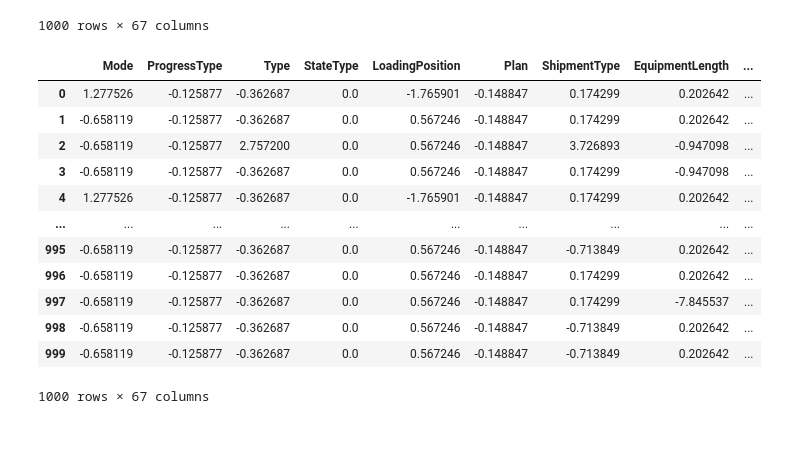
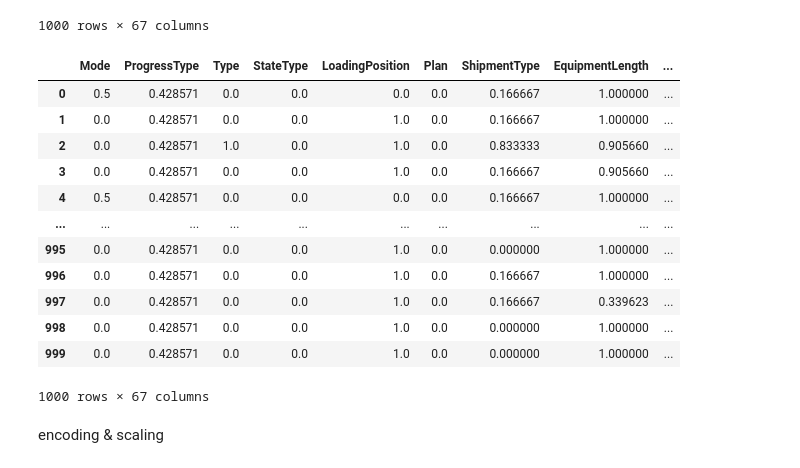
Before and after one commit to Rain-Elutions/Data-Processing-Automation, a Jupyter notebook: test.ipynb, the cells around one changed output. Saved outputs shown, nothing was run; the diff lists cells and outputs as text; code cells hidden in the pictures; blank space fills up the shorter version.

```diff
--- a/test.ipynb
+++ b/test.ipynb
@@ -247,0 +188,4 @@ df[bool_cols].head()
+# %%
+te = TargetEncoding(df, 'TotalCostUSD')
+categorical_cols = te.get_columns()
+df[categorical_cols].head()
@@ -248,4 +199,5 @@ df[bool_cols].head()
 # %%
+df = te.encode()
 df[categorical_cols].head()
 # %% [output]
 |  | EquipmentType | NormalizedRank | Normalized_EQ | BizUnit | BookType | BuildType | SalesStatus | ... |
@@ -257,3 +208,0 @@ df[categorical_cols].head()
-# %%
-df = feature_encoding.boolean_encoding(bool_cols)
-df = feature_encoding.target_encoding()
@@ -278,8 +209,8 @@ df[categorical_cols].head()
 # %% [markdown]
 feature_scaling()
 # %%
-feature_scaling = FeatureScaling(df, 'TotalCostUSD')
-numerical_cols = feature_scaling.get_numerical_columns()
+minmax_scaling = MinMaxScaling(df, 'TotalCostUSD')
+numerical_cols = minmax_scaling.get_columns()
 df[numerical_cols]
 # %% [output]
 |  | Mode | ProgressType | Type | StateType | LoadingPosition | Plan | ShipmentType | EquipmentLength | ... |
@@ -295,21 +226,22 @@ df[numerical_cols]
 | 998 | 1 | 8 | 1 | 1 | 2 | 0 | 0 | 53 | ... |
 | 999 | 1 | 8 | 1 | 1 | 2 | 0 | 0 | 53 | ... |
 1000 rows × 67 columns
-# %%
-# df = feature_scaling.standard_scaling()
-df = feature_scaling.min_max_scaling()
-df[numerical_cols]
-# %% [output]
-|  | Mode | ProgressType | Type | StateType | LoadingPosition | Plan | ShipmentType | EquipmentLength | ... |
-| 0 | 1.277526 | -0.125877 | -0.362687 | 0.0 | -1.765901 | -0.148847 | 0.174299 | 0.202642 | ... |
-| 1 | -0.658119 | -0.125877 | -0.362687 | 0.0 | 0.567246 | -0.148847 | 0.174299 | 0.202642 | ... |
-| 2 | -0.658119 | -0.125877 | 2.757200 | 0.0 | 0.567246 | -0.148847 | 3.726893 | -0.947098 | ... |
-| 3 | -0.658119 | -0.125877 | -0.362687 | 0.0 | 0.567246 | -0.148847 | 0.174299 | -0.947098 | ... |
-| 4 | 1.277526 | -0.125877 | -0.362687 | 0.0 | -1.765901 | -0.148847 | 0.174299 | 0.202642 | ... |
-| ... | ... | ... | ... | ... | ... | ... | ... | ... | ... |
-| 995 | -0.658119 | -0.125877 | -0.362687 | 0.0 | 0.567246 | -0.148847 | -0.713849 | 0.202642 | ... |
-| 996 | -0.658119 | -0.125877 | -0.362687 | 0.0 | 0.567246 | -0.148847 | 0.174299 | 0.202642 | ... |
-| 997 | -0.658119 | -0.125877 | -0.362687 | 0.0 | 0.567246 | -0.148847 | 0.174299 | -7.845537 | ... |
-| 998 | -0.658119 | -0.125877 | -0.362687 | 0.0 | 0.567246 | -0.148847 | -0.713849 | 0.202642 | ... |
-| 999 | -0.658119 | -0.125877 | -0.362687 | 0.0 | 0.567246 | -0.148847 | -0.713849 | 0.202642 | ... |
-1000 rows × 67 columns
+# %%
+df = minmax_scaling.scale()
+df[numerical_cols]
+# %% [output]
+|  | Mode | ProgressType | Type | StateType | LoadingPosition | Plan | ShipmentType | EquipmentLength | ... |
+| 0 | 0.5 | 0.428571 | 0.0 | 0.0 | 0.0 | 0.0 | 0.166667 | 1.000000 | ... |
+| 1 | 0.0 | 0.428571 | 0.0 | 0.0 | 1.0 | 0.0 | 0.166667 | 1.000000 | ... |
+| 2 | 0.0 | 0.428571 | 1.0 | 0.0 | 1.0 | 0.0 | 0.833333 | 0.905660 | ... |
+| 3 | 0.0 | 0.428571 | 0.0 | 0.0 | 1.0 | 0.0 | 0.166667 | 0.905660 | ... |
+| 4 | 0.5 | 0.428571 | 0.0 | 0.0 | 0.0 | 0.0 | 0.166667 | 1.000000 | ... |
+| ... | ... | ... | ... | ... | ... | ... | ... | ... | ... |
+| 995 | 0.0 | 0.428571 | 0.0 | 0.0 | 1.0 | 0.0 | 0.000000 | 1.000000 | ... |
+| 996 | 0.0 | 0.428571 | 0.0 | 0.0 | 1.0 | 0.0 | 0.166667 | 1.000000 | ... |
+| 997 | 0.0 | 0.428571 | 0.0 | 0.0 | 1.0 | 0.0 | 0.166667 | 0.339623 | ... |
+| 998 | 0.0 | 0.428571 | 0.0 | 0.0 | 1.0 | 0.0 | 0.000000 | 1.000000 | ... |
+| 999 | 0.0 | 0.428571 | 0.0 | 0.0 | 1.0 | 0.0 | 0.000000 | 1.000000 | ... |
+1000 rows × 67 columns
+# %% [markdown]
+encoding & scaling
```
Also changed, not shown: parts of 24 cells of this notebook, 18 other files.
